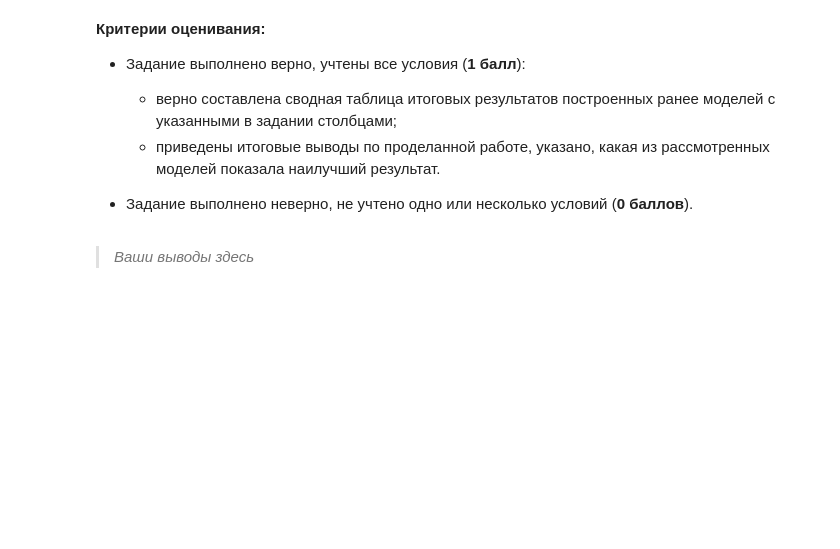
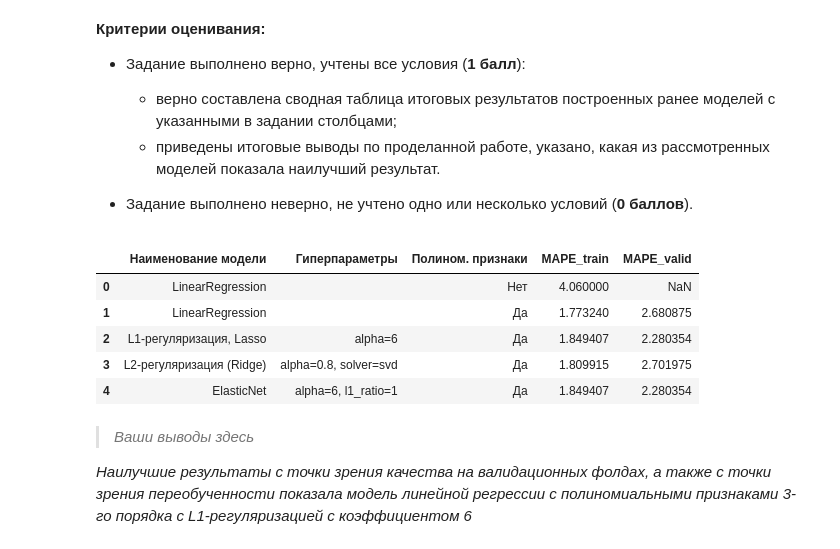
Before and after one commit to DarthSirius/Lessons, a Jupyter notebook: SkillFactory/MLMATH1/MATH-ML-2. Практика. Ноутбук-шаблон.ipynb, the cells around one changed output. Cells and saved outputs as stored; diff of their text form; code cells hidden in the pictures; blank space fills up the shorter version.

```diff
--- a/SkillFactory/MLMATH1/MATH-ML-2. Практика. Ноутбук-шаблон.ipynb
+++ b/SkillFactory/MLMATH1/MATH-ML-2. Практика. Ноутбук-шаблон.ipynb
@@ -512,6 +515,8 @@ lr = LinearRegression()
 cv_results = cross_validate(lr, X, y, scoring='neg_mean_absolute_percentage_error', cv=5, return_train_score=True)
 print('MAPE на тренировочных фолдах: {:.2f} %'.format(-cv_results['train_score'].mean()* 100))
 print('MAPE на валидационных фолдах: {:.2f} %'.format(-cv_results['test_score'].mean() * 100))
+# заполняем табличку с результатами для задания 8.5
+pivot_table = pivot_table.append(pd.Series(['LinearRegression','','Да',-cv_results['train_score'].mean()* 100,-cv_results['test_score'].mean() * 100]), ignore_index=True)
 # %% [output]
 (200, 4)
 (200, 34)
@@ -553,9 +560,11 @@ X = scaler.fit_transform(X)
 poly = PolynomialFeatures(degree=3, include_bias=False)
 X = poly.fit_transform(X)
 # оценка коэффициентов регрессии с помощью L1-регуляризации
-lasso = Lasso(alpha=4, max_iter=10000)
+lasso = Lasso(alpha=6, max_iter=10000)
 # оцениваем качество модели на кросс-валидации, метрика — MAPE
 cv_results = cross_validate(lasso, X, y, scoring='neg_mean_absolute_percentage_error', cv=5, return_train_score=True)
 print('MAPE на тренировочных фолдах: {:.2f} %'.format(-cv_results['train_score'].mean()* 100))
 print('MAPE на валидационных фолдах: {:.2f} %'.format(-cv_results['test_score'].mean() * 100))
+# заполняем табличку с результатами для задания 8.5
+pivot_table = pivot_table.append(pd.Series(['L1-регуляризация, Lasso','alpha=6','Да',-cv_results['train_score'].mean()* 100,-cv_results['test_score'].mean() * 100]), ignore_index=True)
 # %% [output]
@@ -587,11 +618,13 @@ X = scaler.fit_transform(X)
 poly = PolynomialFeatures(degree=3, include_bias=False)
 X = poly.fit_transform(X)
 # оценка коэффициентов регрессии с помощью L1-регуляризации
-ridge = Ridge(alpha=0.8, solver='svd')
+ridge = Ridge(alpha=0.8, solver='svd', random_state=42, max_iter=10000)
 # оцениваем качество модели на кросс-валидации, метрика — MAPE
 cv_results = cross_validate(ridge, X, y, scoring='neg_mean_absolute_percentage_error', cv=5, return_train_score=True)
 print('MAPE на тренировочных фолдах: {:.2f} %'.format(-cv_results['train_score'].mean()* 100))
 print('MAPE на валидационных фолдах: {:.2f} %'.format(-cv_results['test_score'].mean() * 100))
+# заполняем табличку с результатами для задания 8.5
+pivot_table = pivot_table.append(pd.Series(['L2-регуляризация (Ridge)','alpha=0.8, solver=svd','Да',-cv_results['train_score'].mean()* 100,-cv_results['test_score'].mean() * 100]), ignore_index=True)
 # %% [output]
 MAPE на тренировочных фолдах: 1.81 %
 MAPE на валидационных фолдах: 2.70 %
@@ -641,9 +698,11 @@ X = scaler.fit_transform(X)
 poly = PolynomialFeatures(degree=3, include_bias=False)
 X = poly.fit_transform(X)
 # оценка коэффициентов регрессии с помощью ElasticNet
-elasticnet = ElasticNet(alpha=0.1, l1_ratio=0.5, max_iter=10000)
+elasticnet = ElasticNet(alpha=6, l1_ratio=1, random_state=42, max_iter=10000)
 # оцениваем качество модели на кросс-валидации, метрика — MAPE
 cv_results = cross_validate(elasticnet, X, y, scoring='neg_mean_absolute_percentage_error', cv=5, return_train_score=True)
 print('MAPE на тренировочных фолдах: {:.2f} %'.format(-cv_results['train_score'].mean()* 100))
 print('MAPE на валидационных фолдах: {:.2f} %'.format(-cv_results['test_score'].mean() * 100))
+# заполняем табличку с результатами для задания 8.5
+pivot_table = pivot_table.append(pd.Series(['ElasticNet','alpha=6, l1_ratio=1','Да',-cv_results['train_score'].mean()* 100,-cv_results['test_score'].mean() * 100]), ignore_index=True)
 # %% [output]
@@ -674,5 +757,16 @@ MAPE на валидационных фолдах: 3.58 %
 - Задание выполнено неверно, не учтено одно или несколько условий (**0 баллов**).
 # %%
 # Ваш код здесь
+pivot_table.rename( columns={0:'Наименование модели',1:'Гиперпараметры', 2:'Полином. признаки', 3:'MAPE_train', 4:'MAPE_valid'}, inplace=True)
+pivot_table
+# %% [output]
+|  | Наименование модели | Гиперпараметры | Полином. признаки | MAPE_train | MAPE_valid |
+| 0 | LinearRegression |  | Нет | 4.060000 | NaN |
+| 1 | LinearRegression |  | Да | 1.773240 | 2.680875 |
+| 2 | L1-регуляризация, Lasso | alpha=6 | Да | 1.849407 | 2.280354 |
+| 3 | L2-регуляризация (Ridge) | alpha=0.8, solver=svd | Да | 1.809915 | 2.701975 |
+| 4 | ElasticNet | alpha=6, l1_ratio=1 | Да | 1.849407 | 2.280354 |
 # %% [markdown]
 > *Ваши выводы здесь*
+
+*Наилучшие результаты с точки зрения качества на валидационных фолдах, а также с точки зрения переобученности показала модель линейной регрессии с полиномиальными признаками 3-го порядка с L1-регуляризацией с коэффициентом 6*
```
Also changed, not shown: parts of 13 cells of this notebook.
